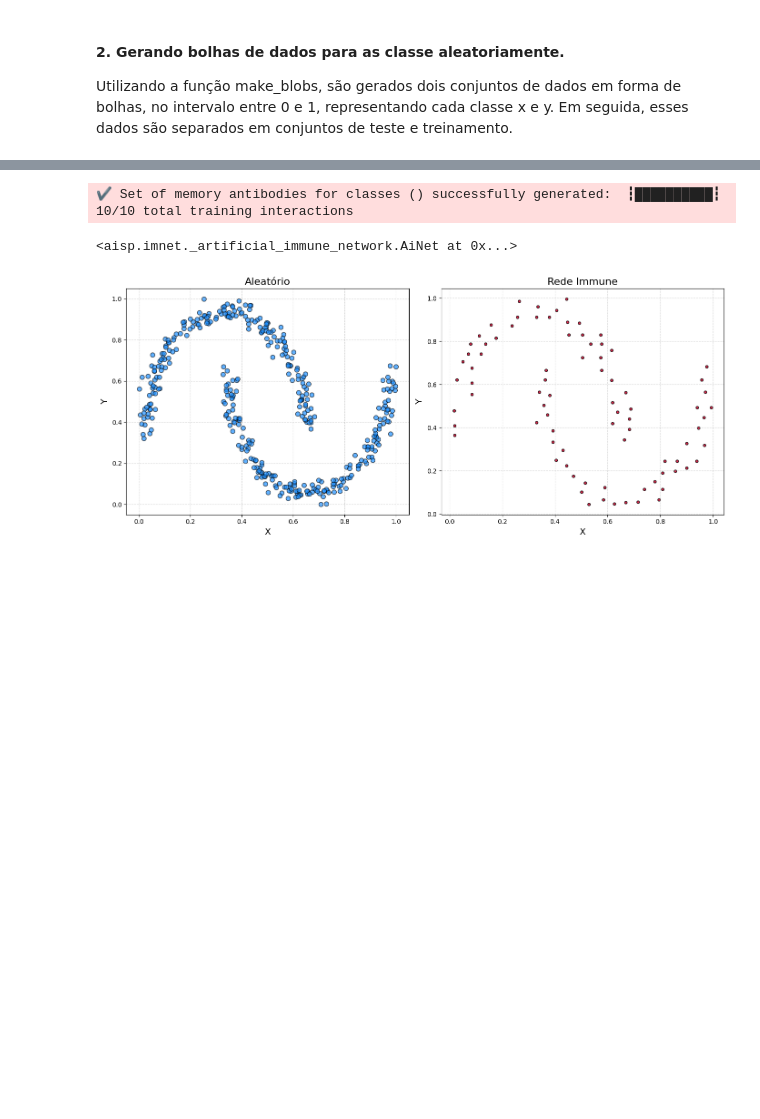
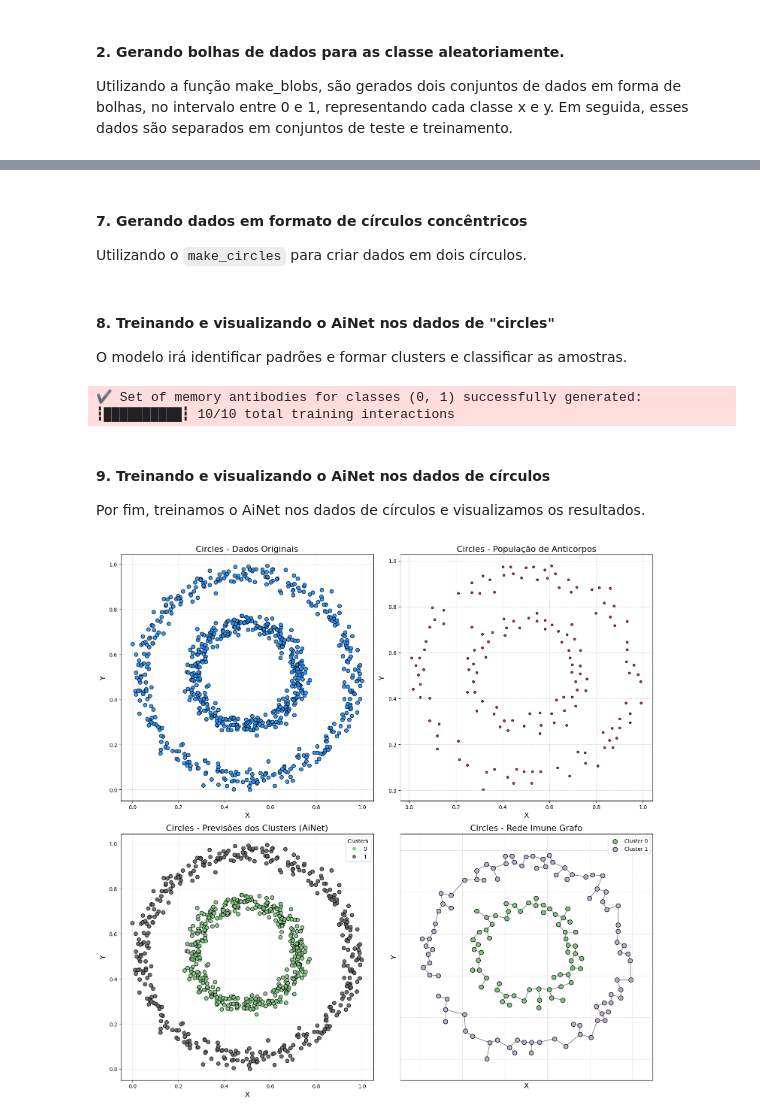
Before and after one commit to AIS-Package/aisp, a Jupyter notebook: examples/pt-br/clustering/AiNet/example_with_randomly_generated_dataset-pt.ipynb, the cells around one changed output, grey strips where cells are left out. Saved outputs shown, nothing was run; the diff lists cells and outputs as text; code cells hidden in the pictures; blank space fills up the shorter version.

```diff
--- a/examples/pt-br/clustering/AiNet/example_with_randomly_generated_dataset-pt.ipynb
+++ b/examples/pt-br/clustering/AiNet/example_with_randomly_generated_dataset-pt.ipynb
@@ -63,34 +147,29 @@ plt.show()
+# %% [markdown]
+#### 7. Gerando dados em formato de círculos concêntricos
+
+Utilizando o `make_circles` para criar dados em dois círculos.
 # %%
 # Gerando as amostras e saídas para o treinamento.
-samples, output = make_moons(n_samples=500, noise=0.05, random_state=42)
+samples, output = make_circles(n_samples=1000, noise=0.05, factor=0.5)
 samples = MinMaxScaler().fit_transform(samples)
 # Separando dados para treinamento e teste.
 train_x, test_x, train_y, test_y = train_test_split(samples, output, test_size=0.2)
+# %% [markdown]
+#### 8. Treinando e visualizando o AiNet nos dados de "circles"
+O modelo irá identificar padrões e formar clusters e classificar as amostras.
 # %%
-model = AiNet(suppression_threshold=0.96, affinity_threshold=0.97)
+model = AiNet(suppression_threshold=0.97, affinity_threshold=0.98)
 
-model.fit(train_x)
+predict_y = model.fit_predict(train_x)
 # %% [output]
-✔ Set of memory antibodies for classes () successfully generated:  ┇██████████┇ 10/10 total training interactions
+✔ Set of memory antibodies for classes (0, 1) successfully generated:  ┇██████████┇ 10/10 total training interactions
-<aisp.imnet._artificial_immune_network.AiNet at 0x...>
-# %%
-network = np.array(model.memory_network)
-
-fig, axs = plt.subplots(1, 2, figsize=(14, 6))
-
-axs[0].scatter(train_x[:, 0], train_x[:, 1], color='dodgerblue', alpha=0.7, s=50, marker='o', edgecolors='k')
-axs[0].set_title('Aleatório', fontsize=16)
-axs[0].set_xlabel('X', fontsize=14)
-axs[0].set_ylabel('Y', fontsize=14)
-axs[0].grid(True, linestyle='--', alpha=0.5)
-
-axs[1].scatter(network[:, 0], network[:, 1], color='crimson', alpha=0.9, s=70, marker='.', edgecolors='k')
-axs[1].set_title('Rede Immune', fontsize=16)
-axs[1].set_xlabel('X', fontsize=14)
-axs[1].set_ylabel('Y', fontsize=14)
-axs[1].grid(True, linestyle='--', alpha=0.5)
-
-plt.tight_layout()
-plt.show()
-# %% [output]
-[figure, removed]
+# %% [markdown]
+#### 9. Treinando e visualizando o AiNet nos dados de círculos
+
+Por fim, treinamos o AiNet nos dados de círculos e visualizamos os resultados.
+# %%
+
+
+plot_immune_network(train_x, predict_y, model, title_prefix="Circles - ")
+# %% [output]
+[figure, added]
```
Also changed, not shown: parts of 15 cells of this notebook, 2 other files.
